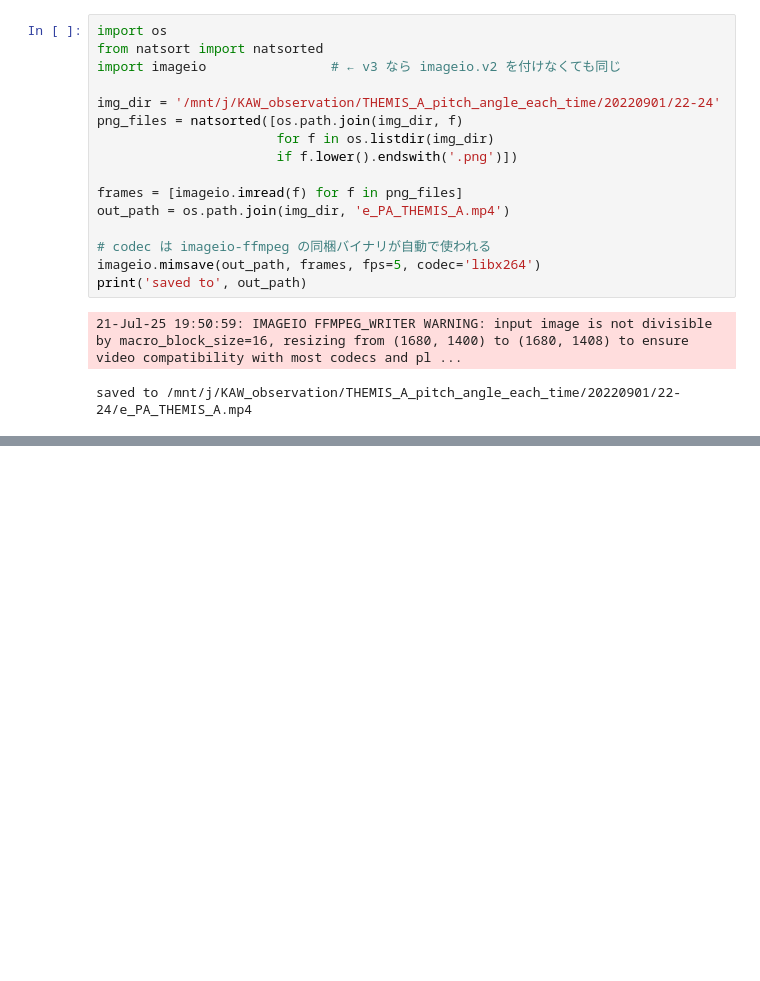
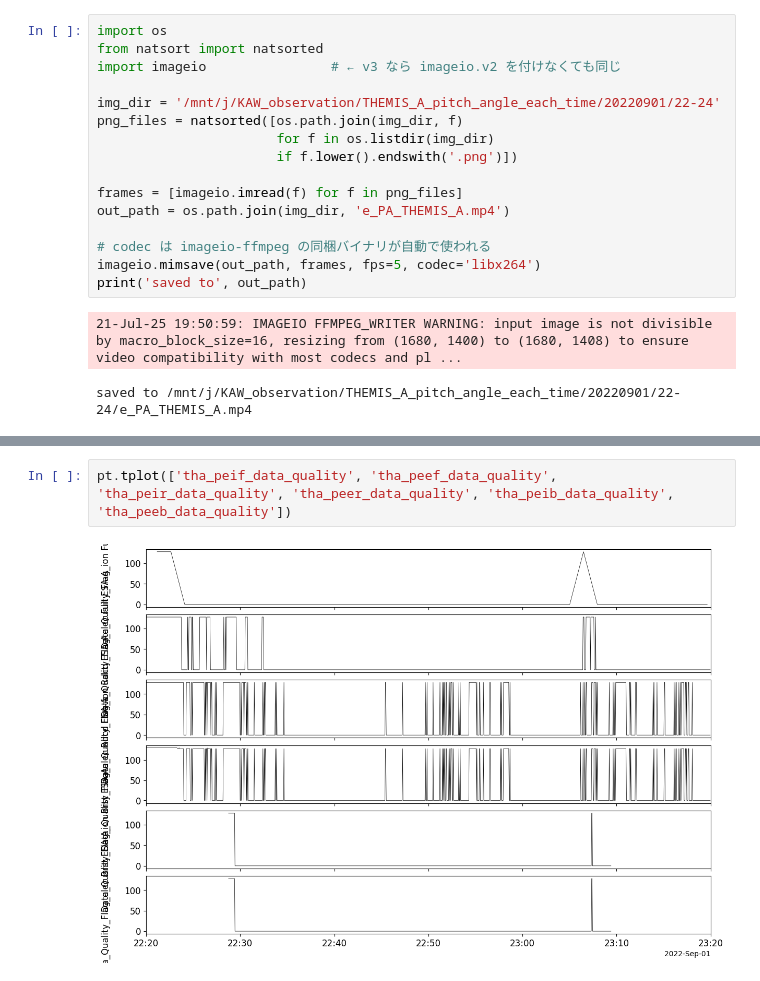
Before and after one commit to santanka/observation_workspace, a Jupyter notebook: KAW_observation/THEMIS_e_pitchangle.ipynb, the cells around one changed output, grey strips where cells are left out. Cells and saved outputs as stored; diff of their text form; blank space fills up the shorter version.

```diff
--- a/KAW_observation/THEMIS_e_pitchangle.ipynb
+++ b/KAW_observation/THEMIS_e_pitchangle.ipynb
@@ -161,0 +225,4 @@ saved to /mnt/j/KAW_observation/THEMIS_A_pitch_angle_each_time/20220901/22-24/e_
+# %%
+pt.tplot(['tha_peif_data_quality', 'tha_peef_data_quality', 'tha_peir_data_quality', 'tha_peer_data_quality', 'tha_peib_data_quality', 'tha_peeb_data_quality'])
+# %% [output]
+[figure, added]
```
Also changed, not shown: parts of 5 cells of this notebook, 5 other files.
